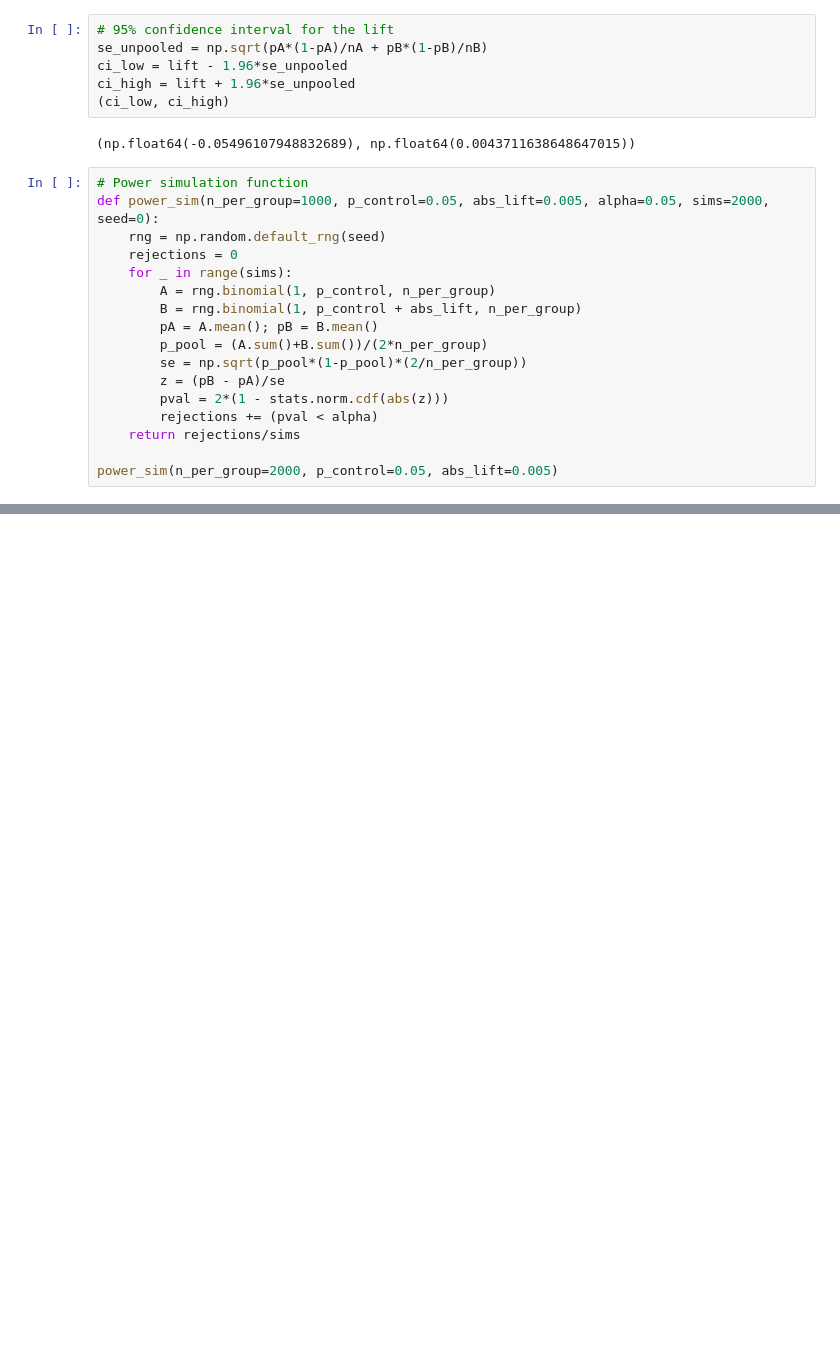
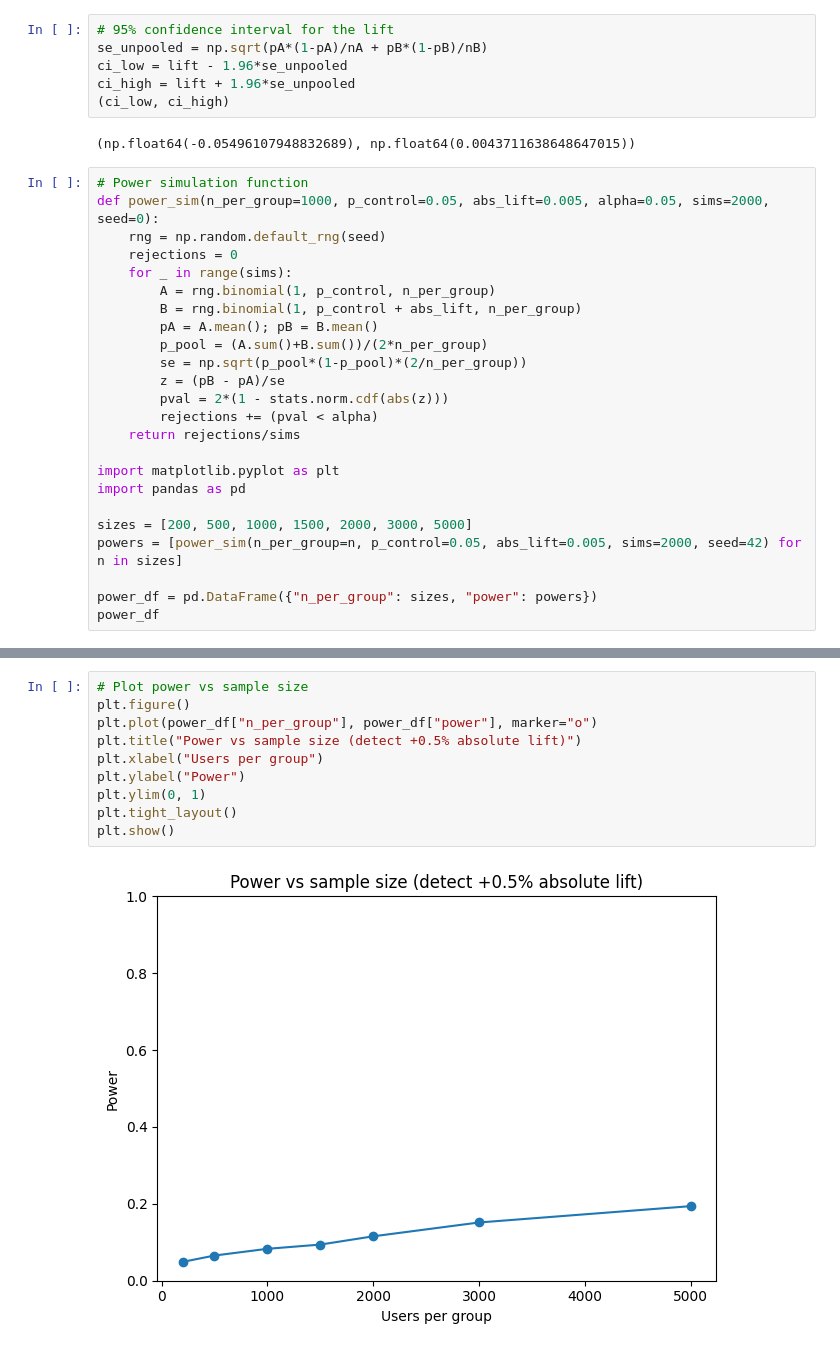
Before and after one commit to pratyush11float/ds-week1-2, a Jupyter notebook: notebooks/02_ab_testing.ipynb, the cells around one changed output, grey strips where cells are left out. Saved outputs shown, nothing was run; the diff lists cells and outputs as text; blank space fills up the shorter version.

Commit message:
Add CI, power curve, and peeking pitfall demo to A/B notebook

```diff
--- a/notebooks/02_ab_testing.ipynb
+++ b/notebooks/02_ab_testing.ipynb
@@ -126,5 +157,12 @@ def power_sim(n_per_group=1000, p_control=0.05, abs_lift=0.005, alpha=0.05, sims
         rejections += (pval < alpha)
     return rejections/sims
 
-power_sim(n_per_group=2000, p_control=0.05, abs_lift=0.005)
+import matplotlib.pyplot as plt
+import pandas as pd
+
+sizes = [200, 500, 1000, 1500, 2000, 3000, 5000]
+powers = [power_sim(n_per_group=n, p_control=0.05, abs_lift=0.005, sims=2000, seed=42) for n in sizes]
+
+power_df = pd.DataFrame({"n_per_group": sizes, "power": powers})
+power_df
 # %% [output]
@@ -131,0 +177,12 @@ np.float64(0.109)
+# %%
+# Plot power vs sample size
+plt.figure()
+plt.plot(power_df["n_per_group"], power_df["power"], marker="o")
+plt.title("Power vs sample size (detect +0.5% absolute lift)")
+plt.xlabel("Users per group")
+plt.ylabel("Power")
+plt.ylim(0, 1)
+plt.tight_layout()
+plt.show()
+# %% [output]
+[figure, added]
```
Also changed, not shown: parts of 7 cells of this notebook, 2 other files.
